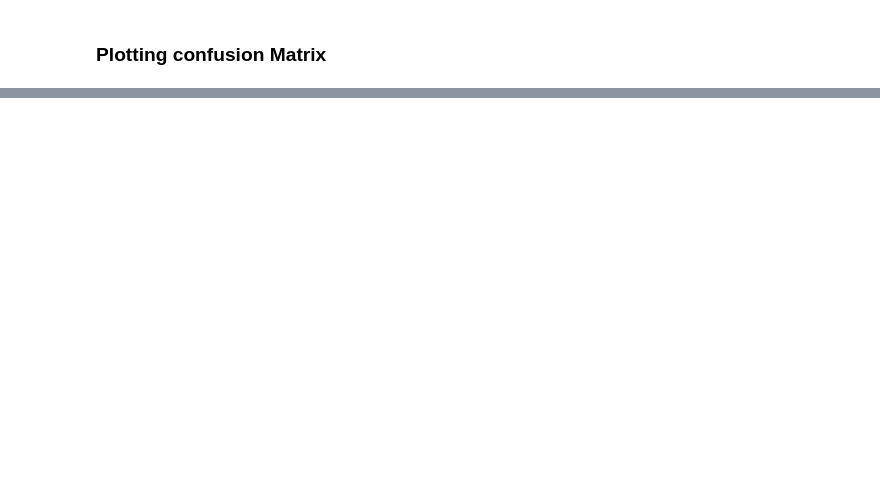
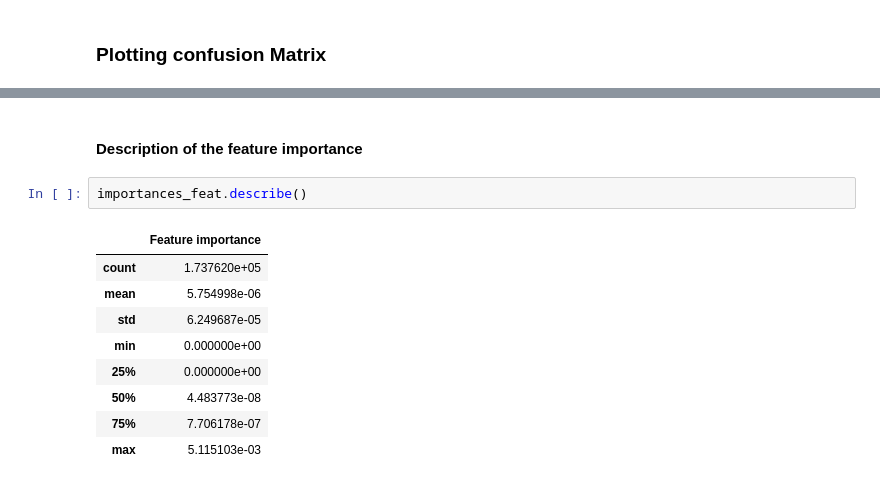
Before and after one commit to puccife/ADAHomeworks, a Jupyter notebook: homework04/hom4_task2.ipynb, the cells around one changed output, grey strips where cells are left out. Saved outputs shown, nothing was run; the diff lists cells and outputs as text; blank space fills up the shorter version.

```diff
--- a/homework04/hom4_task2.ipynb
+++ b/homework04/hom4_task2.ipynb
@@ -182,0 +339,14 @@ visualize_features_importance(classifier)
+# %% [markdown]
+#### Description of the feature importance
+# %%
+importances_feat.describe()
+# %% [output]
+|  | Feature importance |
+| count | 1.737620e+05 |
+| mean | 5.754998e-06 |
+| std | 6.249687e-05 |
+| min | 0.000000e+00 |
+| 25% | 0.000000e+00 |
+| 50% | 4.483773e-08 |
+| 75% | 7.706178e-07 |
+| max | 5.115103e-03 |
```
Also changed, not shown: parts of 44 cells of this notebook.
